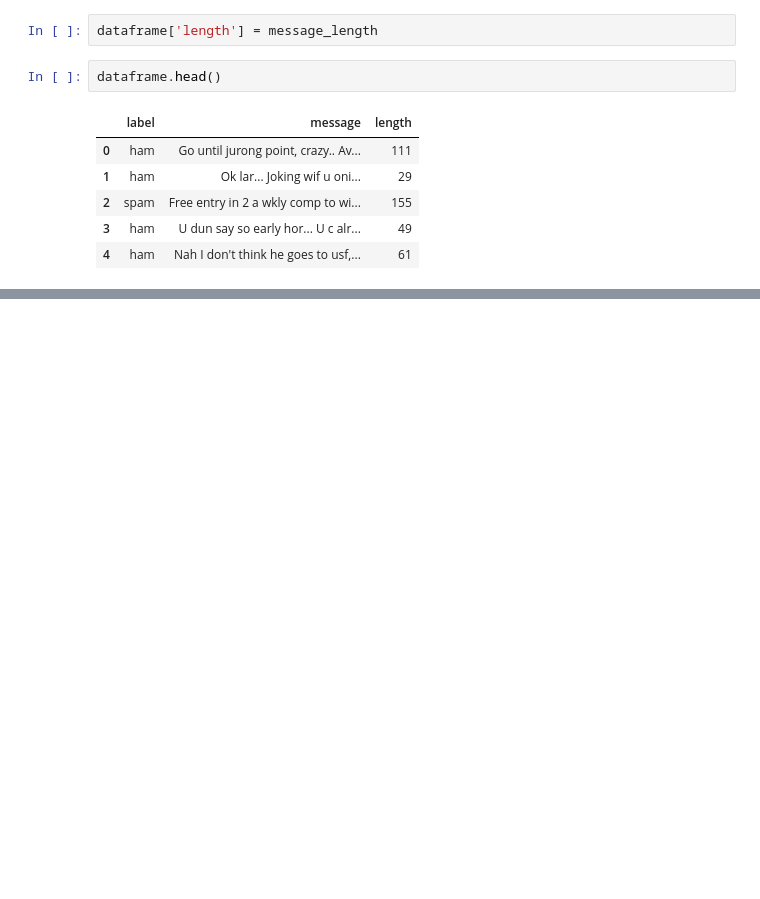
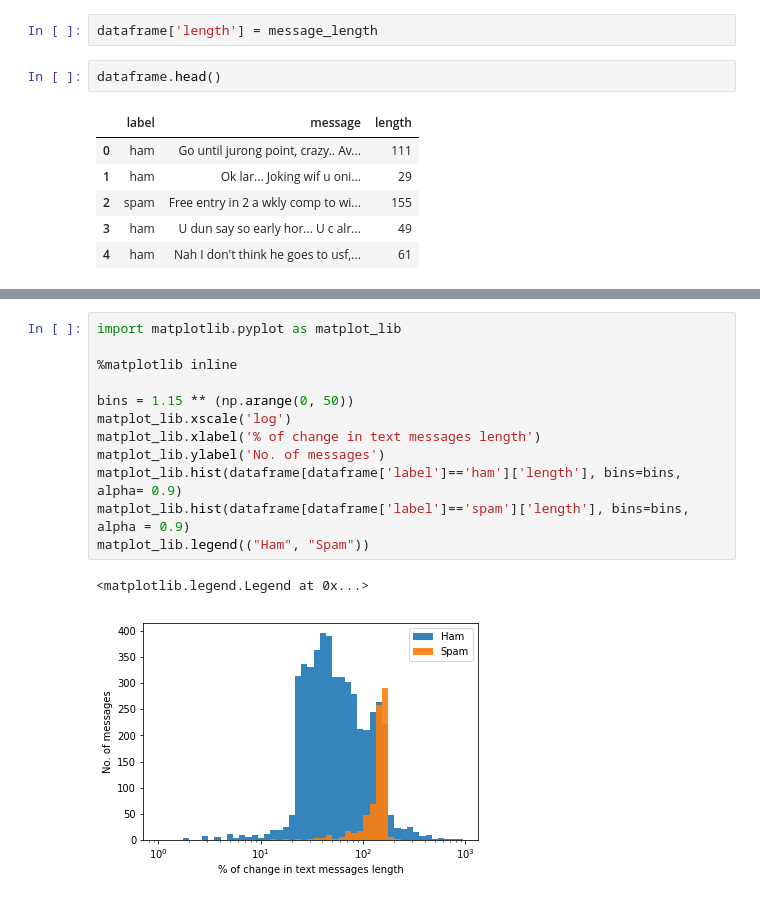
Before and after one commit to faisal3325/ai2-nlp, a Jupyter notebook: sms_spam_classification.ipynb, the cells around one changed output, grey strips where cells are left out. Saved outputs shown, nothing was run; the diff lists cells and outputs as text; blank space fills up the shorter version.

Commit message:
added code for visualization

```diff
--- a/sms_spam_classification.ipynb
+++ b/sms_spam_classification.ipynb
@@ -51,0 +153,15 @@ dataframe.head()
+# %%
+import matplotlib.pyplot as matplot_lib
+
+%matplotlib inline
+
+bins = 1.15 ** (np.arange(0, 50))
+matplot_lib.xscale('log')
+matplot_lib.xlabel('% of change in text messages length')
+matplot_lib.ylabel('No. of messages')
+matplot_lib.hist(dataframe[dataframe['label']=='ham']['length'], bins=bins, alpha= 0.9)
+matplot_lib.hist(dataframe[dataframe['label']=='spam']['length'], bins=bins, alpha = 0.9)
+matplot_lib.legend(("Ham", "Spam"))
+# %% [output]
+<matplotlib.legend.Legend at 0x...>
+[figure, added]
```
Also changed, not shown: parts of 9 cells of this notebook.
